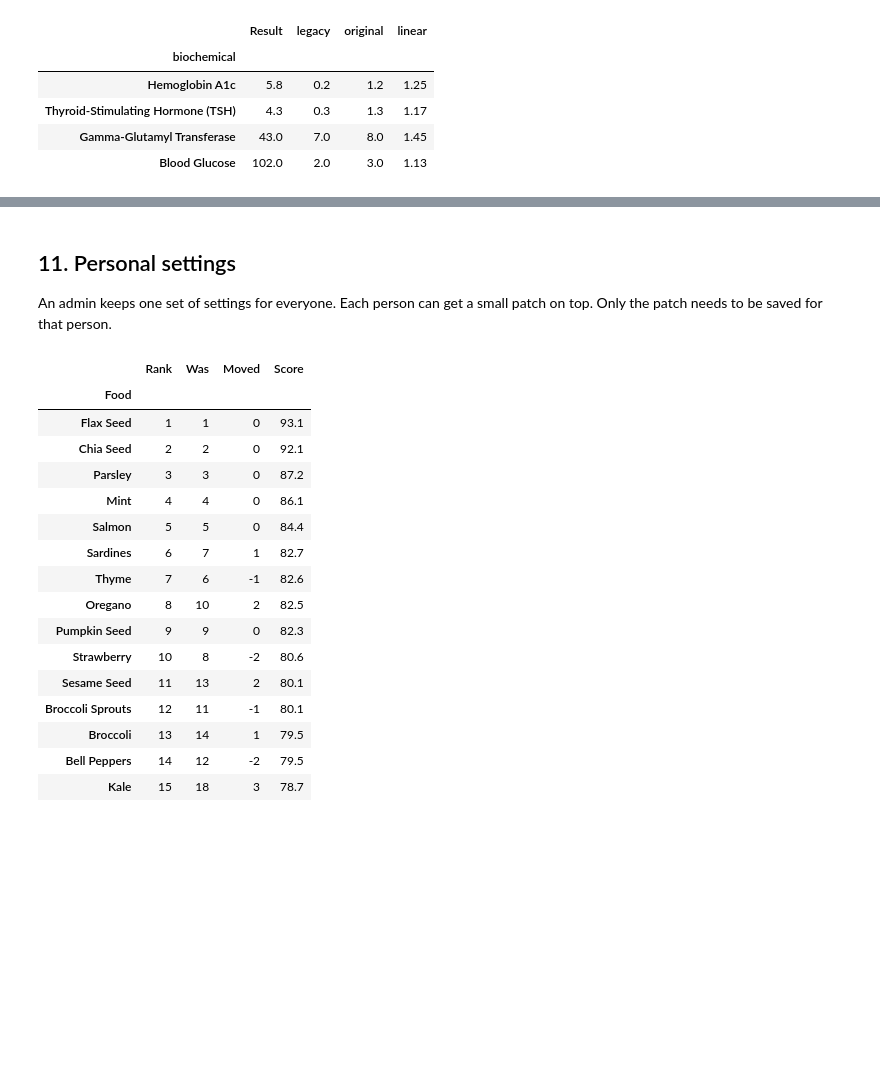
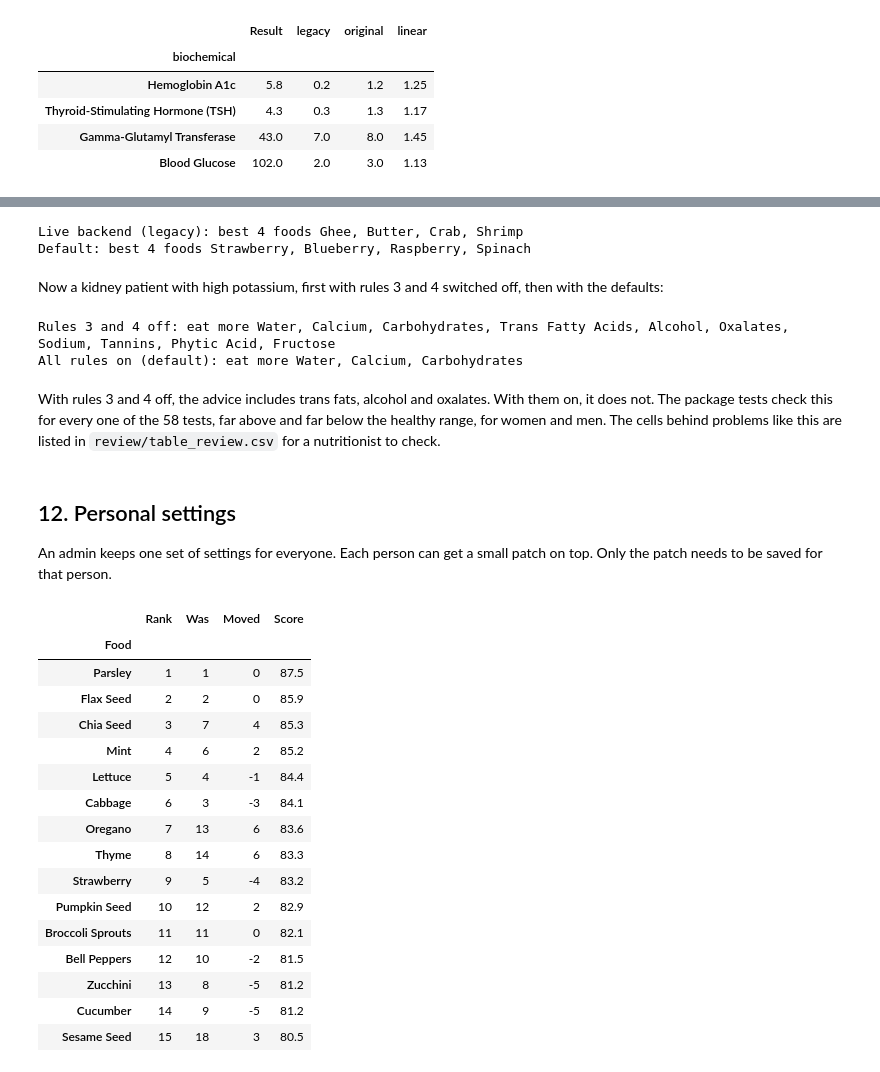
Before and after one commit to shiyasali23/biofoodrec, a Jupyter notebook: examples/try_biofoodrec.ipynb, the cells around one changed output, grey strips where cells are left out. Drawn from its saved outputs; the diff is of its cells as text; code cells hidden in the pictures; blank space fills up the shorter version.

```diff
--- a/examples/try_biofoodrec.ipynb
+++ b/examples/try_biofoodrec.ipynb
@@ -31,7 +31,7 @@ def bars(table, *columns, axis=0):
     return (table.style.bar(subset=list(columns), axis=axis, align="zero", color=[RED, BLUE], height=60, width=80)
             .format(precision=2))
 
-rec = FoodRecommender(tuning=Tuning.recommended())
+rec = FoodRecommender()
 ref = rec.reference
 print(len(ref.biochemicals), "blood tests |", len(ref.foods), "foods |", len(ref.nutrients), "nutrients")
 # %% [output]
@@ -457,35 +467,56 @@ table
+# %%
+for name, tuning in (("Live backend (legacy)", Tuning.legacy()), ("Default", Tuning())):
+    print(f"{name}: best 4 foods", ", ".join(rec.recommend({"LDL Cholesterol": 60}, sex="female", tuning=tuning).table.index[:4]))
+# %% [output]
+Live backend (legacy): best 4 foods Ghee, Butter, Crab, Shrimp
+Default: best 4 foods Strawberry, Blueberry, Raspberry, Spinach
+# %% [markdown]
+Now a kidney patient with high potassium, first with rules 3 and 4 switched off, then with the defaults:
+# %%
+kidney = {"Creatinine": 2.2, "Blood Urea Nitrogen": 40, "Potassium": 5.9, "Phosphate": 5.5}
+guards_off = Tuning(limit_only=[], food_guard=None)
+for name, tuning in (("Rules 3 and 4 off", guards_off), ("All rules on (default)", Tuning())):
+    advice = rec.recommend(kidney, sex="male", tuning=tuning).nutrients()
+    print(f"{name}: eat more", ", ".join(advice[advice.Advice == "Eat more"].index))
+# %% [output]
+Rules 3 and 4 off: eat more Water, Calcium, Carbohydrates, Trans Fatty Acids, Alcohol, Oxalates, Sodium, Tannins, Phytic Acid, Fructose
+All rules on (default): eat more Water, Calcium, Carbohydrates
+# %% [markdown]
+With rules 3 and 4 off, the advice includes trans fats, alcohol and oxalates. With them on, it does not.
+The package tests check this for every one of the 58 tests, far above and far below the healthy range, for women
+and men. The cells behind problems like this are listed in `review/table_review.csv` for a nutritionist to check.
 # %% [markdown]
-## 11. Personal settings
+## 12. Personal settings
 
 An admin keeps one set of settings for everyone. Each person can get a small patch on top.
 Only the patch needs to be saved for that person.
 # %%
 patch = {
     "importance": {"Blood Glucose": 2.0},   # glucose counts double for this person
     "ranges": {"Vitamin D": [30, 60]},      # their own target range
-    "exclude_groups": ["meat"],             # vegetarian
-    "exclude_foods": ["Shrimp"],            # allergy
+    "exclude_groups": ["seafood"],          # seafood allergy
+    "exclude_foods": ["Whole Milk"],        # dislikes
 }
-personal = rec.recommend(patient, tuning=Tuning.recommended().update(patch))
+personal = rec.recommend(patient, tuning=Tuning().update(patch))
 personal.compare(result)
 # %% [output]
 |  | Rank | Was | Moved | Score |
 | Food |  |  |  |  |
-| Flax Seed | 1 | 1 | 0 | 93.1 |
-| Chia Seed | 2 | 2 | 0 | 92.1 |
-| Parsley | 3 | 3 | 0 | 87.2 |
-| Mint | 4 | 4 | 0 | 86.1 |
-| Salmon | 5 | 5 | 0 | 84.4 |
-| Sardines | 6 | 7 | 1 | 82.7 |
-| Thyme | 7 | 6 | -1 | 82.6 |
-| Oregano | 8 | 10 | 2 | 82.5 |
-| Pumpkin Seed | 9 | 9 | 0 | 82.3 |
-| Strawberry | 10 | 8 | -2 | 80.6 |
-| Sesame Seed | 11 | 13 | 2 | 80.1 |
-| Broccoli Sprouts | 12 | 11 | -1 | 80.1 |
-| Broccoli | 13 | 14 | 1 | 79.5 |
-| Bell Peppers | 14 | 12 | -2 | 79.5 |
-| Kale | 15 | 18 | 3 | 78.7 |
+| Parsley | 1 | 1 | 0 | 87.5 |
+| Flax Seed | 2 | 2 | 0 | 85.9 |
+| Chia Seed | 3 | 7 | 4 | 85.3 |
+| Mint | 4 | 6 | 2 | 85.2 |
+| Lettuce | 5 | 4 | -1 | 84.4 |
+| Cabbage | 6 | 3 | -3 | 84.1 |
+| Oregano | 7 | 13 | 6 | 83.6 |
+| Thyme | 8 | 14 | 6 | 83.3 |
+| Strawberry | 9 | 5 | -4 | 83.2 |
+| Pumpkin Seed | 10 | 12 | 2 | 82.9 |
+| Broccoli Sprouts | 11 | 11 | 0 | 82.1 |
+| Bell Peppers | 12 | 10 | -2 | 81.5 |
+| Zucchini | 13 | 8 | -5 | 81.2 |
+| Cucumber | 14 | 9 | -5 | 81.2 |
+| Sesame Seed | 15 | 18 | 3 | 80.5 |
 # %%
 print(json.dumps(patch, indent=2))   # what you would save for this person
 # %% [output]
```
Also changed, not shown: parts of 29 cells of this notebook, 13 other files.
